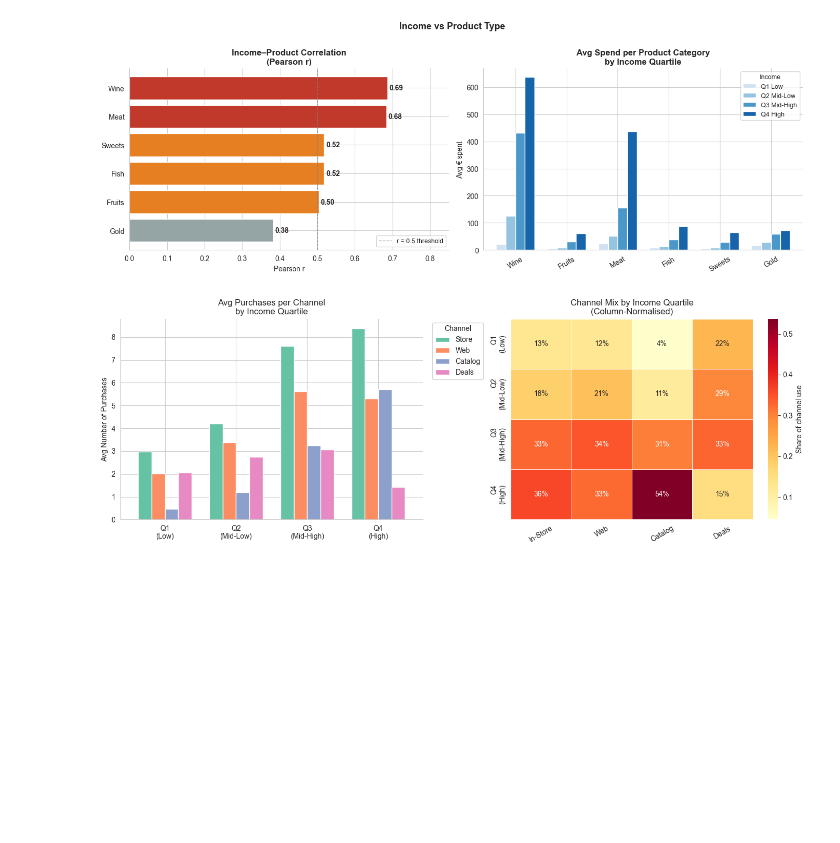
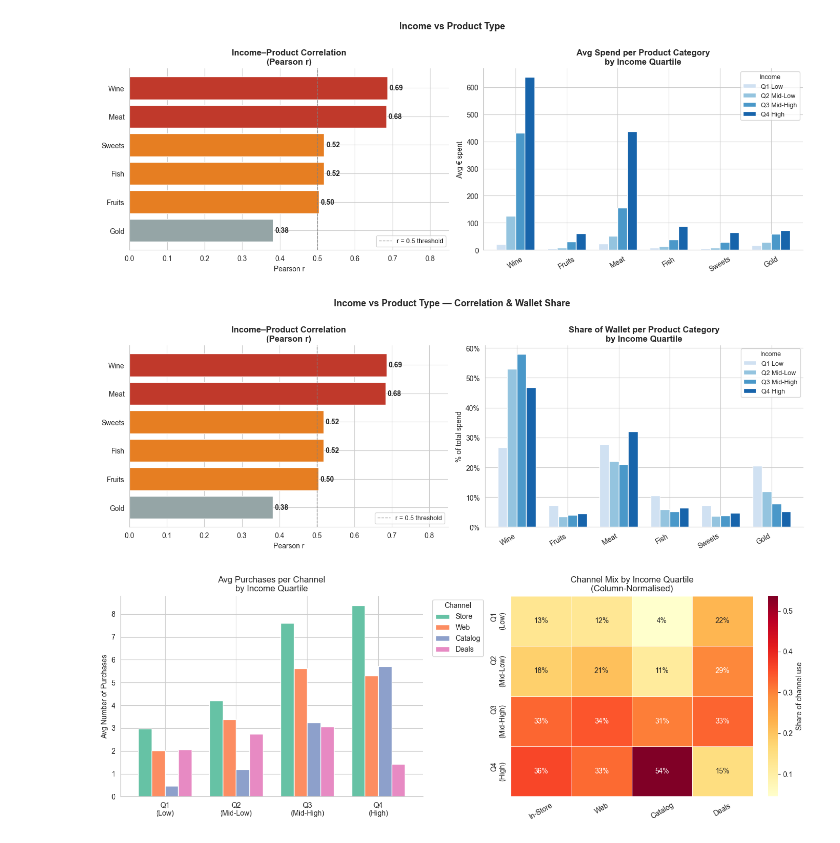
Before and after one commit to ialwayslikedgrime/data_science_exercises, a Jupyter notebook: lab1.ipynb, the cells around one changed output. Cells and saved outputs as stored; diff of their text form; code cells hidden in the pictures; blank space fills up the shorter version.

```diff
--- a/lab1.ipynb
+++ b/lab1.ipynb
@@ -1253,6 +1238,54 @@ plt.tight_layout()
 plt.show()
 # %% [output]
 [figure]
+# %%
+# ── B5 revised v2 — normalized share of wallet on the right ──────────────────
+spend_labels = ['Wine', 'Fruits', 'Meat', 'Fish', 'Sweets', 'Gold']
+
+fig, (ax1, ax2) = plt.subplots(1, 2, figsize=(14, 5))
+
+# LEFT: unchanged
+corrs = (df[spending_cols + ['Income']].corr()['Income']
+           .drop('Income')
+           .rename(index=dict(zip(spending_cols, spend_labels)))
+           .sort_values(ascending=True))
+
+colors_r = ['#c0392b' if v > 0.6 else '#e67e22' if v > 0.5 else '#95a5a6'
+            for v in corrs.values]
+bars = ax1.barh(corrs.index, corrs.values, color=colors_r, edgecolor='white')
+ax1.set_title('Income–Product Correlation\n(Pearson r)', fontsize=12, fontweight='bold')
+ax1.set_xlabel('Pearson r')
+ax1.axvline(0.5, color='grey', linestyle='--', linewidth=1, alpha=0.7, label='r = 0.5 threshold')
+ax1.legend(fontsize=9)
+for bar, val in zip(bars, corrs.values):
+    ax1.text(val + 0.005, bar.get_y() + bar.get_height() / 2,
+             f'{val:.2f}', va='center', fontsize=10, fontweight='bold')
+ax1.spines[['top', 'right']].set_visible(False)
+ax1.set_xlim(0, 0.85)
+
+# RIGHT: normalised — % share of wallet per category per quartile
+prod_by_q = (df.groupby('IncomeQuartile', observed=True)[spending_cols]
+               .mean()
+               .rename(columns=dict(zip(spending_cols, spend_labels))))
+
+prod_by_q_pct = prod_by_q.div(prod_by_q.sum(axis=1), axis=0) * 100  # ← key line
+
+prod_by_q_pct.T.plot(kind='bar', ax=ax2,
+                     color=sns.color_palette('Blues', 4),
+                     edgecolor='white', width=0.75)
+ax2.set_title('Share of Wallet per Product Category\nby Income Quartile', fontsize=12, fontweight='bold')
+ax2.set_ylabel('% of total spend')
+ax2.set_xticklabels(spend_labels, rotation=30, ha='right')
+ax2.yaxis.set_major_formatter(plt.FuncFormatter(lambda x, _: f'{x:.0f}%'))
+ax2.legend(title='Income', labels=['Q1 Low', 'Q2 Mid-Low', 'Q3 Mid-High', 'Q4 High'],
+           fontsize=9, title_fontsize=9)
+ax2.spines[['top', 'right']].set_visible(False)
+
+plt.suptitle('Income vs Product Type — Correlation & Wallet Share', fontsize=13, fontweight='bold', y=1.01)
+plt.tight_layout()
+plt.show()
+# %% [output]
+[figure, added]
 # %%
 # ── B4. Income vs Purchase Channel ──────────────────────────────────────────
 # QUESTION: Do higher-income customers shop differently by channel?
```
Also changed, not shown: parts of 16 cells of this notebook, 1 other file.
